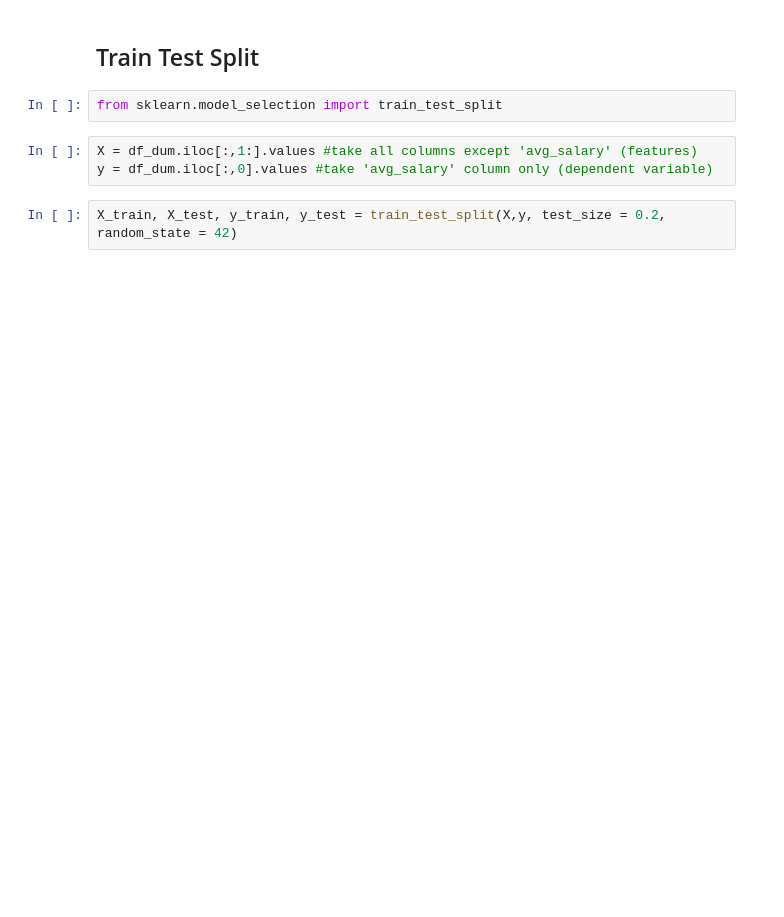
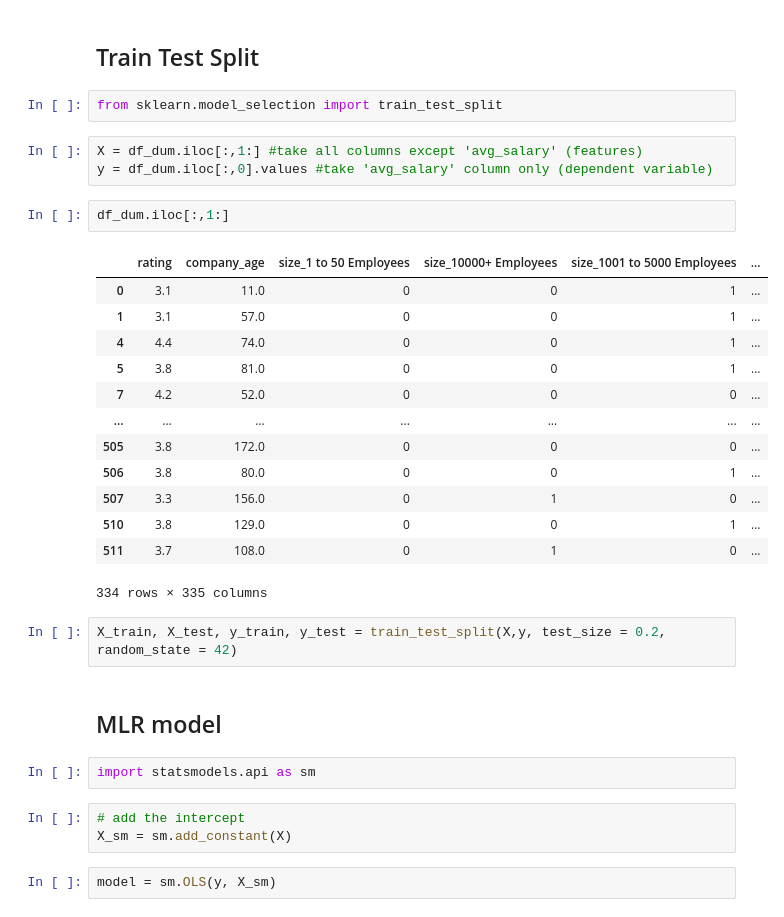
Before and after one commit to Doumham-Armah/da_salary_proj, a Jupyter notebook: model_build.ipynb, the cells around one changed output. Drawn from its saved outputs; the diff is of its cells as text; blank space fills up the shorter version.

Commit message:
added sklearn MLR model

```diff
--- a/model_build.ipynb
+++ b/model_build.ipynb
@@ -76,7 +137,32 @@ Index(['avg_salary', 'rating', 'company_age', 'size_1 to 50 Employees',
 # %%
 from sklearn.model_selection import train_test_split
 # %%
-X = df_dum.iloc[:,1:].values #take all columns except 'avg_salary' (features)
+X = df_dum.iloc[:,1:] #take all columns except 'avg_salary' (features)
 y = df_dum.iloc[:,0].values #take 'avg_salary' column only (dependent variable)
+# %%
+df_dum.iloc[:,1:]
+# %% [output]
+|  | rating | company_age | size_1 to 50 Employees | size_10000+ Employees | size_1001 to 5000 Employees | ... |
+| 0 | 3.1 | 11.0 | 0 | 0 | 1 | ... |
+| 1 | 3.1 | 57.0 | 0 | 0 | 1 | ... |
+| 4 | 4.4 | 74.0 | 0 | 0 | 1 | ... |
+| 5 | 3.8 | 81.0 | 0 | 0 | 1 | ... |
+| 7 | 4.2 | 52.0 | 0 | 0 | 0 | ... |
+| ... | ... | ... | ... | ... | ... | ... |
+| 505 | 3.8 | 172.0 | 0 | 0 | 0 | ... |
+| 506 | 3.8 | 80.0 | 0 | 0 | 1 | ... |
+| 507 | 3.3 | 156.0 | 0 | 1 | 0 | ... |
+| 510 | 3.8 | 129.0 | 0 | 0 | 1 | ... |
+| 511 | 3.7 | 108.0 | 0 | 1 | 0 | ... |
+334 rows × 335 columns
 # %%
 X_train, X_test, y_train, y_test = train_test_split(X,y, test_size = 0.2, random_state = 42)
+# %% [markdown]
+## MLR model
+# %%
+import statsmodels.api as sm
+# %%
+# add the intercept
+X_sm = sm.add_constant(X)
+# %%
+model = sm.OLS(y, X_sm)
```
Also changed, not shown: parts of 21 cells of this notebook.
